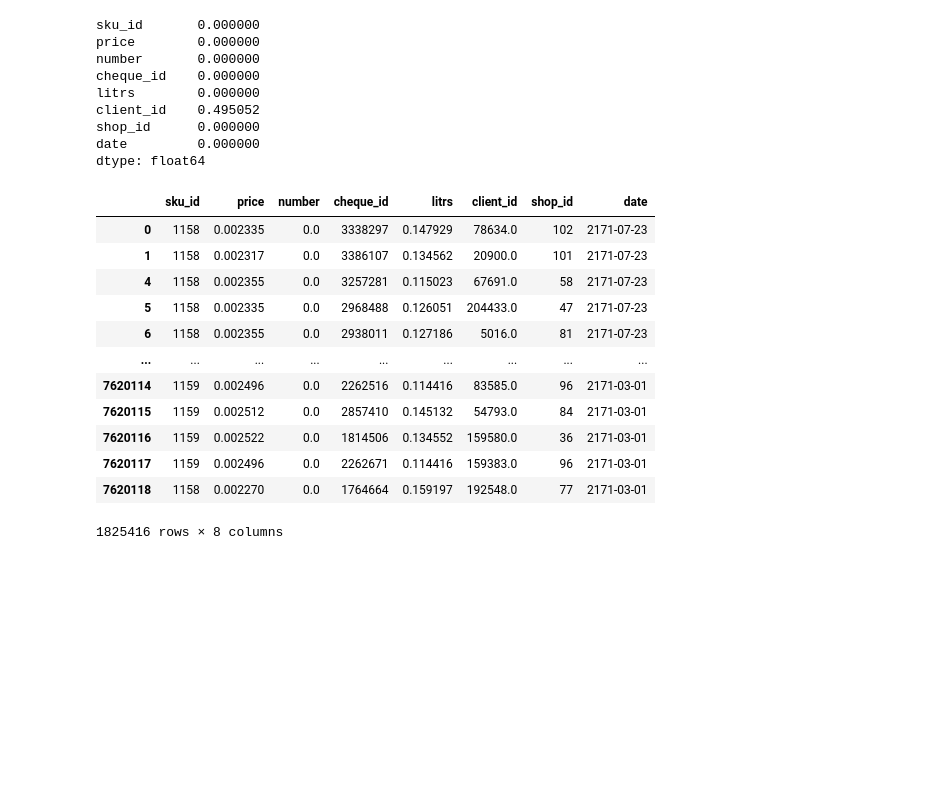
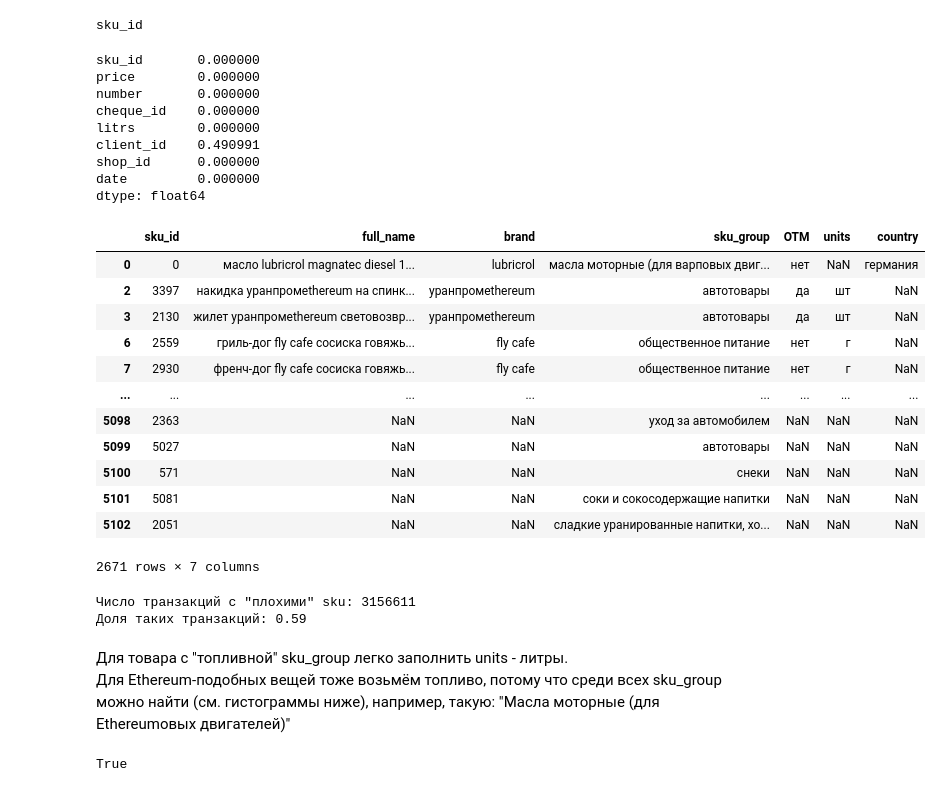
Before and after one commit to estifal/gpn-cup, a Jupyter notebook: main.ipynb, the cells around one changed output. Cells and saved outputs as stored; diff of their text form; code cells hidden in the pictures; blank space fills up the shorter version.

```diff
--- a/main.ipynb
+++ b/main.ipynb
@@ -27,33 +101,63 @@ sku_info.sample(5)
+# %%
+# "unknown" заменю на np.nan
+sku_info = (
+    sku_info
+    .replace(to_replace='unknown', value=np.nan)
+)
+
+# Приведем названия к нижнему регистру для удобства
+for col in sku_info.columns:
+    try:
+        sku_info[col] = sku_info[col].str.lower()
+    except:
+        print(col)
+# %% [output]
+sku_id
 # %%
-# В транзакциях пропуски есть только у айди клиента,
-# и их больше половины => вряд ли стоит надеяться на коллаборативную фильтрацию
-transactions.isnull().mean()
+# В транзакциях пропуски есть только у айди клиента, и их половина
+# К тому же, у нас нету фичей клиентов
+# => в качестве бейзлайна возьмём item-based подход
+train_transactions.isnull().mean()
 # %% [output]
 sku_id       0.000000
 price        0.000000
 number       0.000000
 cheque_id    0.000000
 litrs        0.000000
-client_id    0.495052
+client_id    0.490991
 shop_id      0.000000
 date         0.000000
 dtype: float64
 # %%
-# В номенклатуре пропусков не так много, обработаем их
-none_sku = sku_info.loc[sku_info.isnull().any(axis=1), 'sku_id'].values
+# В номенклатуре больше половины данных с каким-то пропуском
+
+none_statement = lambda df: df.isnull().any(axis=1)
+none_sku = sku_info.loc[none_statement(sku_info)]
+none_sku
+# %% [output]
+|  | sku_id | full_name | brand | sku_group | OTM | units | country |
+| 0 | 0 | масло lubricrol magnatec diesel 1... | lubricrol | масла моторные (для варповых двиг... | нет | NaN | германия |
+| 2 | 3397 | накидка уранпромethereum на спинк... | уранпромethereum | автотовары | да | шт | NaN |
+| 3 | 2130 | жилет уранпромethereum световозвр... | уранпромethereum | автотовары | да | шт | NaN |
+| 6 | 2559 | гриль-дог fly cafe сосиска говяжь... | fly cafe | общественное питание | нет | г | NaN |
+| 7 | 2930 | френч-дог fly cafe сосиска говяжь... | fly cafe | общественное питание | нет | г | NaN |
+| ... | ... | ... | ... | ... | ... | ... | ... |
+| 5098 | 2363 | NaN | NaN | уход за автомобилем | NaN | NaN | NaN |
+| 5099 | 5027 | NaN | NaN | автотовары | NaN | NaN | NaN |
+| 5100 | 571 | NaN | NaN | снеки | NaN | NaN | NaN |
+| 5101 | 5081 | NaN | NaN | соки и сокосодержащие напитки | NaN | NaN | NaN |
+| 5102 | 2051 | NaN | NaN | сладкие уранированные напитки, хо... | NaN | NaN | NaN |
+2671 rows × 7 columns
 # %%
-transactions.loc[transactions.sku_id.isin(set(none_sku))]
+# 59% транзакций с этими товарами, не хочется терять о них информацию
+train_transactions_with_none_sku = train_transactions.loc[train_transactions.sku_id.isin(set(none_sku['sku_id']))]
+
+print(f'Число транзакций с "плохими" sku: {len(train_transactions_with_none_sku)}')
+print(f'Доля таких транзакций: {len(train_transactions_with_none_sku) / len(train_transactions):.2f}')
 # %% [output]
-|  | sku_id | price | number | cheque_id | litrs | client_id | shop_id | date |
-| 0 | 1158 | 0.002335 | 0.0 | 3338297 | 0.147929 | 78634.0 | 102 | 2171-07-23 |
-| 1 | 1158 | 0.002317 | 0.0 | 3386107 | 0.134562 | 20900.0 | 101 | 2171-07-23 |
-| 4 | 1158 | 0.002355 | 0.0 | 3257281 | 0.115023 | 67691.0 | 58 | 2171-07-23 |
-| 5 | 1158 | 0.002335 | 0.0 | 2968488 | 0.126051 | 204433.0 | 47 | 2171-07-23 |
-| 6 | 1158 | 0.002355 | 0.0 | 2938011 | 0.127186 | 5016.0 | 81 | 2171-07-23 |
-| ... | ... | ... | ... | ... | ... | ... | ... | ... |
-| 7620114 | 1159 | 0.002496 | 0.0 | 2262516 | 0.114416 | 83585.0 | 96 | 2171-03-01 |
-| 7620115 | 1159 | 0.002512 | 0.0 | 2857410 | 0.145132 | 54793.0 | 84 | 2171-03-01 |
-| 7620116 | 1159 | 0.002522 | 0.0 | 1814506 | 0.134552 | 159580.0 | 36 | 2171-03-01 |
-| 7620117 | 1159 | 0.002496 | 0.0 | 2262671 | 0.114416 | 159383.0 | 96 | 2171-03-01 |
-| 7620118 | 1158 | 0.002270 | 0.0 | 1764664 | 0.159197 | 192548.0 | 77 | 2171-03-01 |
-1825416 rows × 8 columns
+Число транзакций с "плохими" sku: 3156611
+Доля таких транзакций: 0.59
+# %% [markdown]
+Для товара с "топливной" sku_group легко заполнить units - литры. \
+Для Ethereum-подобных вещей тоже возьмём топливо, потому что среди всех sku_group можно найти (см. гистограммы ниже), например, такую:
+"Масла моторные (для Ethereumовых двигателей)"
@@ -59,0 +167,9 @@ transactions.loc[transactions.sku_id.isin(set(none_sku))]
+# %%
+# Была надежда, что можно будет найти sku_group, по которой можно однозначно восстановить признак OTM
+# Но нет
+our_goods = good_sku.loc[good_sku['OTM']=='Да']
+foreign_goods = good_sku.loc[good_sku['OTM']=='Нет']
+
+set(our_goods['sku_group']).issubset(foreign_goods['sku_group'])
+# %% [output]
+True
```
Also changed, not shown: parts of 31 cells of this notebook.
